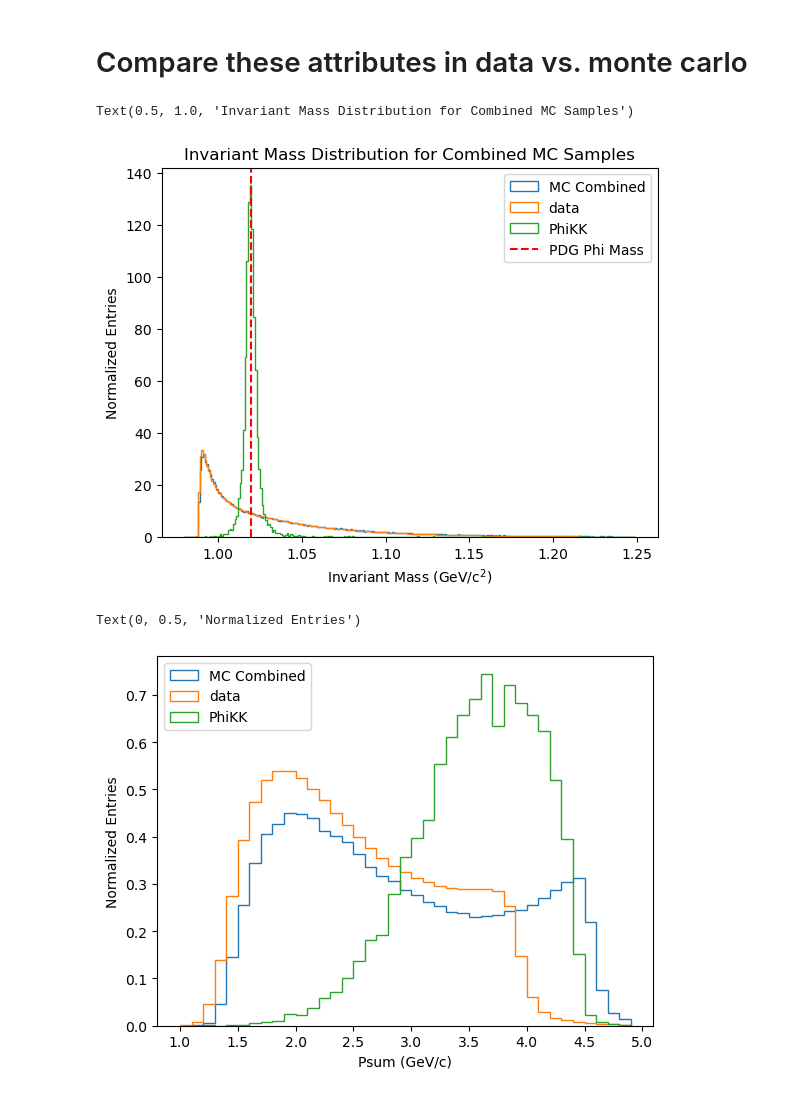
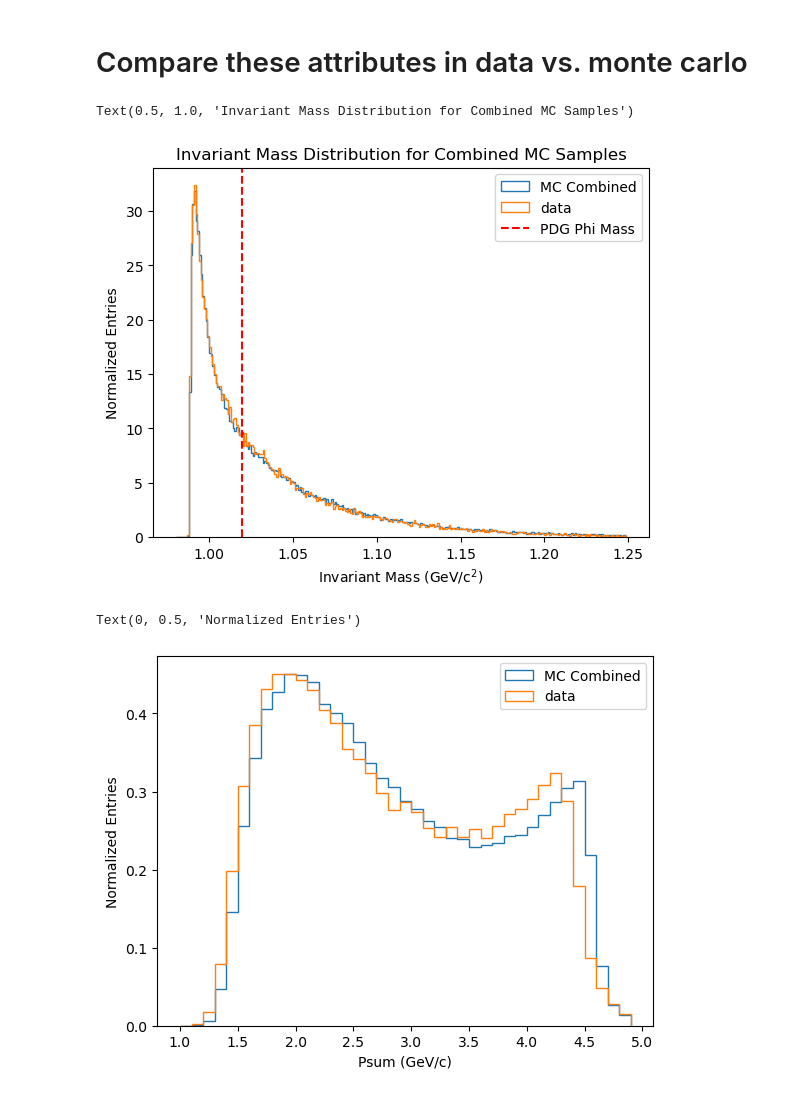
Before and after one commit to mghrear/pivoting-ANN, a Jupyter notebook: data_setup.ipynb, the cells around one changed output. Drawn from its saved outputs; the diff is of its cells as text; code cells hidden in the pictures.

```diff
--- a/data_setup.ipynb
+++ b/data_setup.ipynb
@@ -71,7 +71,7 @@ df_tritrig_2 = make_df('/Users/mghrear/data/HPS_mc/2019_tritrig_pulser_recon_2_p
 df_phiKK = make_df('/Users/mghrear/data/HPS_mc/2019_phiKK_patch_pulser_recon/phiKK.root')
 df_wab_2 = make_df('/Users/mghrear/data/HPS_mc/2019_WAB_pulser_recon_2/wab.root')
 df_wab_1 = make_df('/Users/mghrear/data/HPS_mc/2019_WAB_pulser_recon_1/wab.root')
-df_data = make_df('/Users/mghrear/data/HPS_data/2019_flattened2/2019_run010051.root')
+df_data = make_df('/Users/mghrear/data/HPS_data/2019_run010051/2019_run010051.root')
 
 
 df_tritrig = pd.concat([df_tritrig_1, df_tritrig_2], ignore_index=True, sort=False)
@@ -113,7 +113,7 @@ df_combined_study = pd.concat([df_tritrig_study[0:136165], df_phiKK_study[0:103]
 # %%
 plt.hist(df_combined_study['M'], bins=np.arange(.980,1.250,0.001), range=(0,1.5), histtype='step', label='MC Combined', density=True)
 plt.hist(df_data_study['M'], bins=np.arange(.980,1.250,0.001), range=(0,1.5), histtype='step', label='data', density=True)
-plt.hist(df_phiKK_study['M'], bins=np.arange(.980,1.250,0.001), range=(0,1.5), histtype='step', label='PhiKK', density=True)
+#plt.hist(df_phiKK_study['M'], bins=np.arange(.980,1.250,0.001), range=(0,1.5), histtype='step', label='PhiKK', density=True)
 plt.axvline(x=1.019461, color='r', linestyle='--', label='PDG Phi Mass')
 
 plt.legend()
@@ -122,19 +122,19 @@ plt.ylabel('Normalized Entries')
 plt.title('Invariant Mass Distribution for Combined MC Samples')
 # %% [output]
 Text(0.5, 1.0, 'Invariant Mass Distribution for Combined MC Samples')
-[figure, old version]
+[figure, new version]
 # %%
 plt.hist(df_combined_study['Ptot'], bins=np.arange(1,5.0,0.1), histtype='step', label='MC Combined', density=True)
 plt.hist(df_data_study['Ptot'], bins=np.arange(1,5.0,0.1), histtype='step', label='data', density=True)
-plt.hist(df_phiKK_study['Ptot'], bins=np.arange(1,5.0,0.1), histtype='step', label='PhiKK', density=True)
+#plt.hist(df_phiKK_study['Ptot'], bins=np.arange(1,5.0,0.1), histtype='step', label='PhiKK', density=True)
 
 
 plt.legend()
 plt.xlabel('Psum (GeV/c)')
 plt.ylabel('Normalized Entries')
 # %% [output]
 Text(0, 0.5, 'Normalized Entries')
-[figure, old version]
+[figure, new version]
 # %%
 plt.hist(df_combined_study['pos_E_Ecal'], bins=np.arange(.3,4,0.1), range=(0,1.5), histtype='step', label='MC Combined', density=True)
 plt.hist(df_data_study['pos_E_Ecal'], bins=np.arange(.3,4,0.1), range=(0,1.5), histtype='step', label='data', density=True)
```
Also changed, not shown: parts of 16 cells of this notebook, 2 other files.
